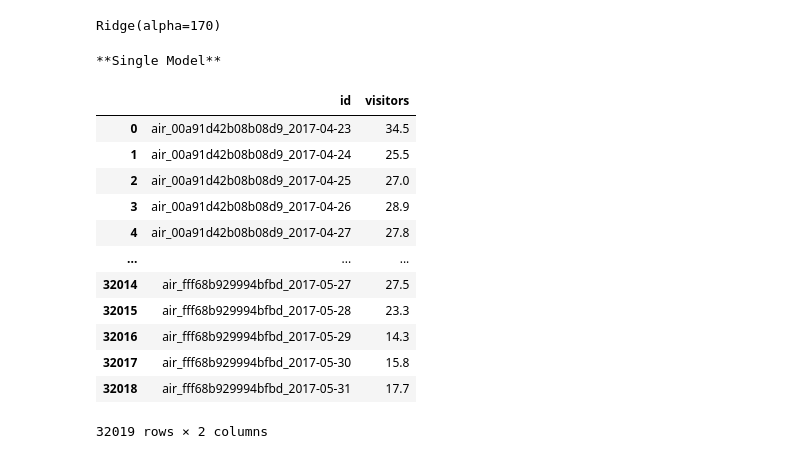
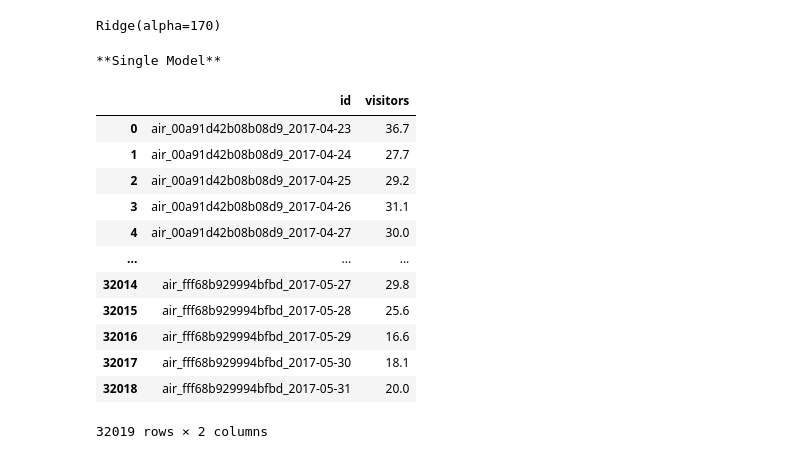
Before and after one commit to dlgur1994/Hackerthon1_Aiffel, a Jupyter notebook: Hyuk/Hackerthon1.ipynb, the cells around one changed output. Cells and saved outputs as stored; diff of their text form; code cells hidden in the pictures.

```diff
--- a/Hyuk/Hackerthon1.ipynb
+++ b/Hyuk/Hackerthon1.ipynb
@@ -447,19 +469,12 @@ dtype: float64
 # %%
-# sample_submission 데이터 전처리
-# sample_submission_df.head()
-temp_df = sample_submission_df.copy()
-temp_df['store_id'] = temp_df['id'].str.slice(start=0, stop=20)
-temp_df['date'] = temp_df['id'].str.slice(start=21, stop=31)
-temp_df = temp_df.drop(['id', 'visitors'], axis='columns')
-
 temp2_df = pd.merge(temp_df, date_info_df, left_on='date', right_on='calendar_date')
 temp2_df = temp2_df.drop(['date', 'calendar_date'], axis='columns')
-# temp2_df
 
 temp3_df = pd.merge(temp2_df, air_store_info_df, left_on='store_id', right_on='air_store_id')
 temp3_df = temp3_df.drop(['air_store_id', 'store_id'], axis='columns')
 temp3_df = temp3_df.rename(columns = {"air_genre_name":"genre", "air_area_name": "area_name"}, inplace = False)
 temp3_df['genre'] = temp3_df['genre'].replace('Asian', 'Other')
 temp3_df['genre'] = temp3_df['genre'].replace('International cuisine', 'Other')
+temp3_df = temp3_df.sort_values(by=['id'], axis=0)
 temp3_df
 # %% [output]
@@ -501,6 +516,7 @@ Name: visitors, Length: 28059, dtype: int64
 Name: visitors, Length: 28059, dtype: float64
 # %%
 # test file 값 정규화
+category_features.append('id')
 non_category_features_index = temp3_df.drop(category_features, axis=1, inplace=False).dtypes.index
 skew_features = temp3_df[non_category_features_index].apply(lambda x : skew(x))
 print(skew_features.sort_values(ascending=False))
@@ -546,7 +562,10 @@ concated_df
 # %%
 # change the category feature to One-Hot Encoding
+category_features = ['genre', 'area_name', 'day_of_week', 'holiday_flg']
 ohe_df = pd.get_dummies(concated_df, columns=category_features)
 X_features_ohe = ohe_df.loc['x']
+X_features_ohe = X_features_ohe.drop(['id'], axis='columns')
 test_x_df = ohe_df.loc['y'].drop(['reserve_visitors'], axis='columns')
+test_x_df = test_x_df.sort_values(by=['id'], axis=0)
 test_x_df
 # %% [output]
@@ -727,0 +732,3 @@ test_x_df
+# %%
+test_x2_df = test_x_df.set_index('id',inplace = False)
+test_x2_df
@@ -733,28 +755,28 @@ model.fit(x_temp_features, y_target)
 Ridge(alpha=170)
 # %%
 # predict
-predict_value = model.predict(test_x_df)
+predict_value = model.predict(test_x2_df)
 print("**Single Model**")
 test_y = []
 for x in predict_value:
     test_y.append(round(x,1))
 final_sub_df = sample_submission_df.copy()
 final_sub_df['visitors'] = test_y
 final_sub_df
 # %% [output]
 **Single Model**
 |  | id | visitors |
-| 0 | air_00a91d42b08b08d9_2017-04-23 | 34.5 |
-| 1 | air_00a91d42b08b08d9_2017-04-24 | 25.5 |
-| 2 | air_00a91d42b08b08d9_2017-04-25 | 27.0 |
-| 3 | air_00a91d42b08b08d9_2017-04-26 | 28.9 |
-| 4 | air_00a91d42b08b08d9_2017-04-27 | 27.8 |
+| 0 | air_00a91d42b08b08d9_2017-04-23 | 36.7 |
+| 1 | air_00a91d42b08b08d9_2017-04-24 | 27.7 |
+| 2 | air_00a91d42b08b08d9_2017-04-25 | 29.2 |
+| 3 | air_00a91d42b08b08d9_2017-04-26 | 31.1 |
+| 4 | air_00a91d42b08b08d9_2017-04-27 | 30.0 |
 | ... | ... | ... |
-| 32014 | air_fff68b929994bfbd_2017-05-27 | 27.5 |
-| 32015 | air_fff68b929994bfbd_2017-05-28 | 23.3 |
-| 32016 | air_fff68b929994bfbd_2017-05-29 | 14.3 |
-| 32017 | air_fff68b929994bfbd_2017-05-30 | 15.8 |
-| 32018 | air_fff68b929994bfbd_2017-05-31 | 17.7 |
+| 32014 | air_fff68b929994bfbd_2017-05-27 | 29.8 |
+| 32015 | air_fff68b929994bfbd_2017-05-28 | 25.6 |
+| 32016 | air_fff68b929994bfbd_2017-05-29 | 16.6 |
+| 32017 | air_fff68b929994bfbd_2017-05-30 | 18.1 |
+| 32018 | air_fff68b929994bfbd_2017-05-31 | 20.0 |
 32019 rows × 2 columns
 # %%
 final_sub_df.to_csv('/aiffel/aiffel/Hackerton/1/submission.csv', sep=',', index = False)
```
Also changed, not shown: parts of 10 cells of this notebook.
